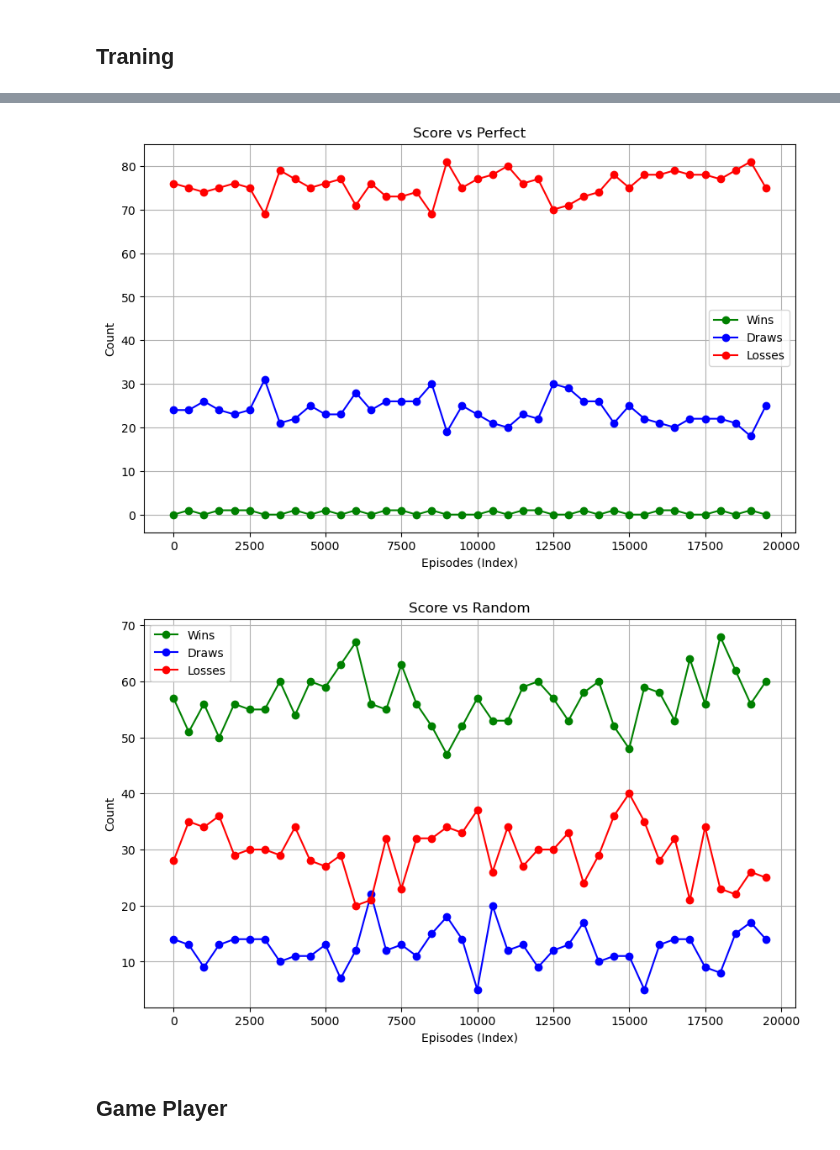
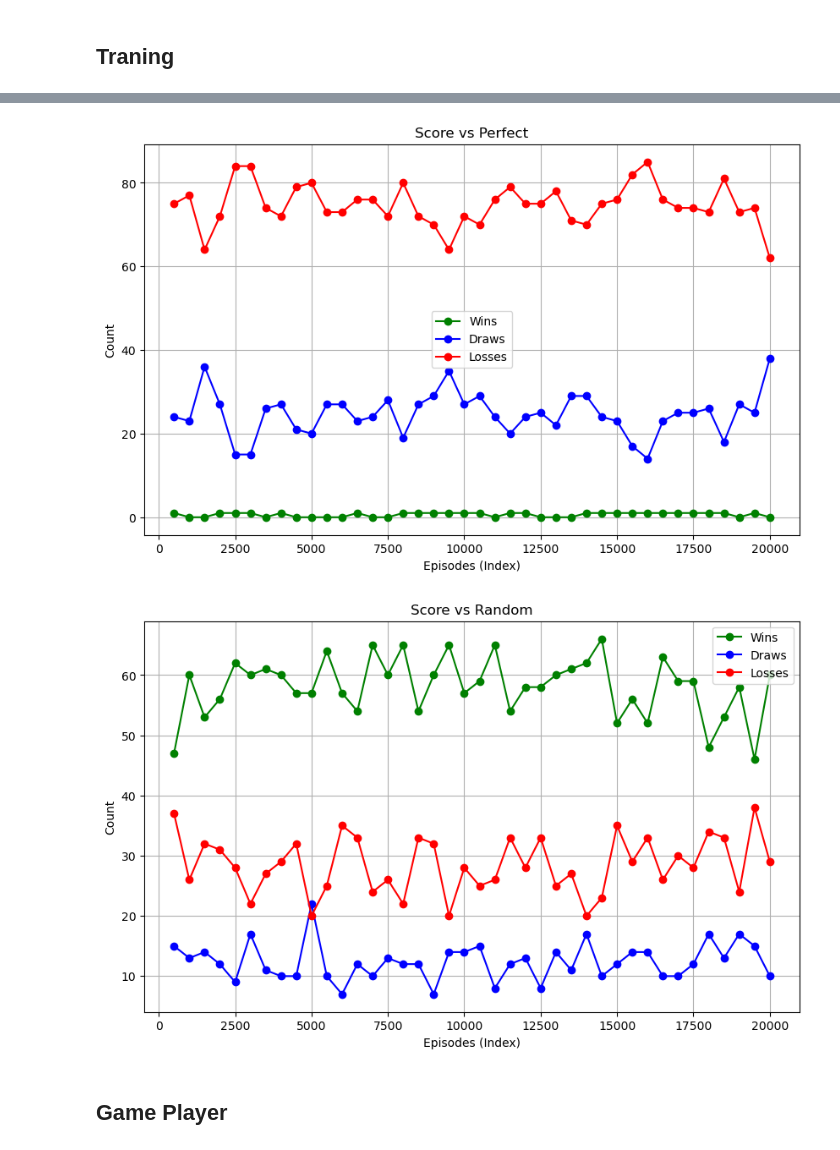
Before and after one commit to kasiwarrior/RL_Final_Project_Grupp-8, a Jupyter notebook: IsakTest.ipynb, the cells around one changed output, grey strips where cells are left out. Saved outputs shown, nothing was run; the diff lists cells and outputs as text; code cells hidden in the pictures.

```diff
--- a/IsakTest.ipynb
+++ b/IsakTest.ipynb
@@ -233,7 +233,7 @@ def train_agent(episodes=10000, perfect_policy=perfect_strategy):
 
     start_time = time.perf_counter()
 
-    for i in range(episodes):
+    for i in range(1, episodes + 1):
 
         # Reset Game
         board = np.full((3, 3), 0, dtype=int)
@@ -281,13 +281,13 @@ def train_agent(episodes=10000, perfect_policy=perfect_strategy):
             agent1.update_q_table(board, reward=0, game_over=False)
             agent2.update_q_table(board, reward=0, game_over=False)
 
-        if i%500 == 0:
-           if i % 500 == 0:
+        if i % 500 == 0:
             # Run eval games
             random_score, perfect_score = play_evaluation_games(agent1, perfect_policy, 100)
             score_vs_perfect[i] = perfect_score
             score_vs_random[i] = random_score
 
+        if i % 2000 == 0:
             # calc time
             current_time = time.perf_counter()
             elapsed_time = current_time - start_time
@@ -399,6 +413,6 @@ Training expected to finish in 41.2986 seconds
 Training Done.
-[figure, old version]
+[figure, new version]
-[figure, old version]
+[figure, new version]
 # %% [markdown]
 ## Game Player
 # %%
```
Also changed, not shown: parts of 1 cell of this notebook.
